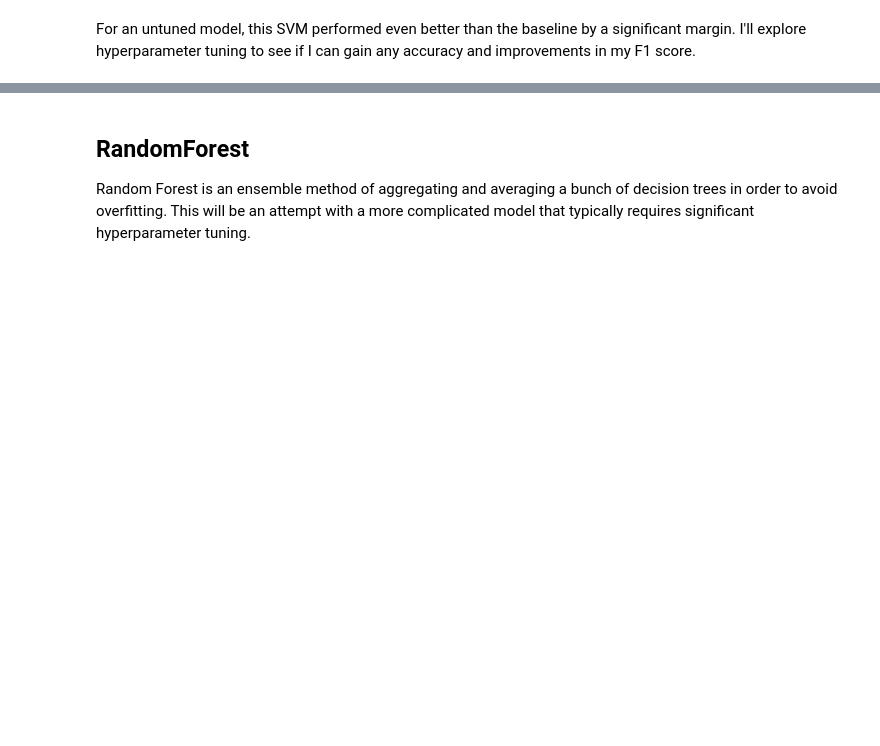
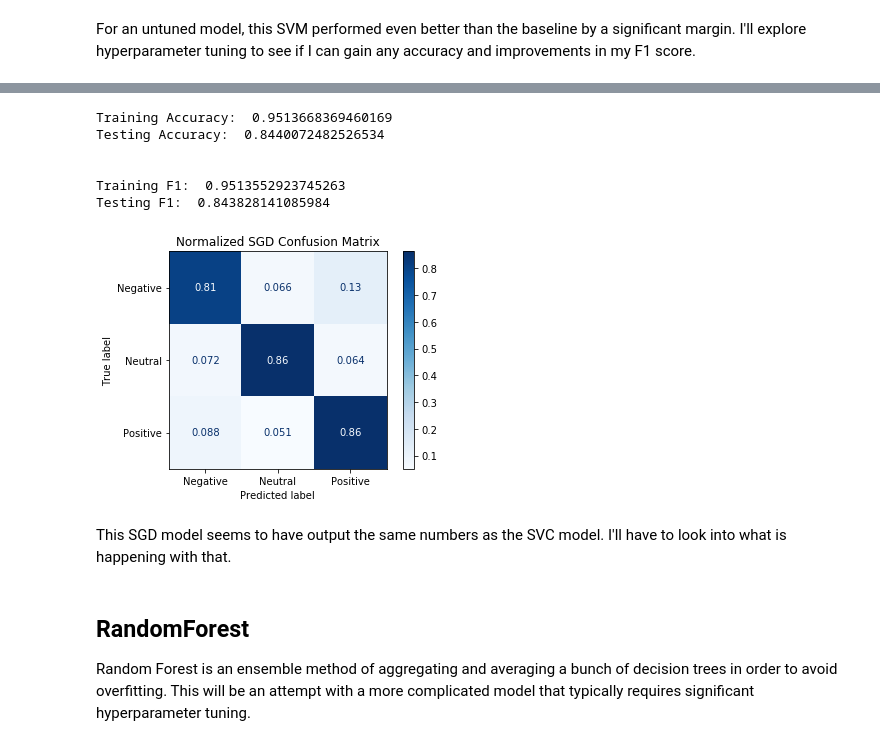
Before and after one commit to davidlebruce/covid_vaccine_tweets, a Jupyter notebook: 04_modeling.ipynb, the cells around one changed output, grey strips where cells are left out. Drawn from its saved outputs; the diff is of its cells as text; code cells hidden in the pictures; blank space fills up the shorter version.

```diff
--- a/04_modeling.ipynb
+++ b/04_modeling.ipynb
@@ -165,3 +167,38 @@ For an untuned model, this SVM performed even better than the baseline by a sign
+# %%
+# instantiate SVM object
+sgd_clf = SGDClassifier()
+
+# train SVM
+sgd_clf = svm_clf.fit(X_train_tfidf, y_train)
+
+# predict on train and test
+y_train_preds = sgd_clf.predict(X_train_tfidf)
+y_test_preds = sgd_clf.predict(X_test_tfidf)
+# %%
+print('Training Accuracy: ', accuracy_score(y_train, y_train_preds))
+print('Testing Accuracy: ', accuracy_score(y_test, y_test_preds))
+print('\n')
+print('Training F1: ', f1_score(y_train, y_train_preds, average='weighted'))
+print('Testing F1: ', f1_score(y_test, y_test_preds, average='weighted'))
+# %% [output]
+Training Accuracy:  0.9513668369460169
+Testing Accuracy:  0.8440072482526534
+
+
+Training F1:  0.9513552923745263
+Testing F1:  0.843828141085984
+# %%
+# normalized confusion matrix
+disp = plot_confusion_matrix(svm_clf, X_test_tfidf, y_test,
+                                 display_labels=classes,
+                                 cmap=plt.cm.Blues,
+                                 normalize='true')
+disp.ax_.set_title('Normalized SGD Confusion Matrix')
+plt.savefig('images/sgd_matrix.png');
+# %% [output]
+[figure, added]
+# %% [markdown]
+This SGD model seems to have output the same numbers as the SVC model. I'll have to look into what is happening with that.
 # %% [markdown]
 ## RandomForest
 Random Forest is an ensemble method of aggregating and averaging a bunch of decision trees in order to avoid overfitting. This will be an attempt with a more complicated model that typically requires significant hyperparameter tuning.
```
Also changed, not shown: parts of 16 cells of this notebook, 3 other files.
